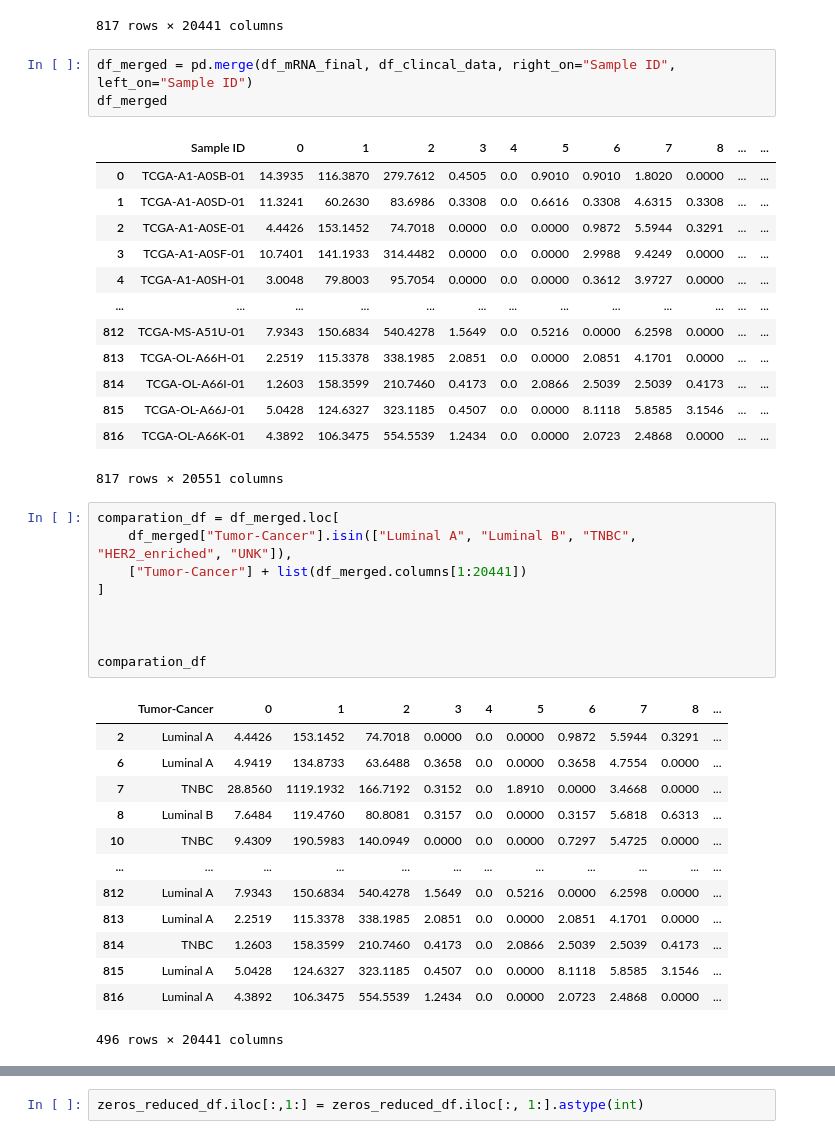
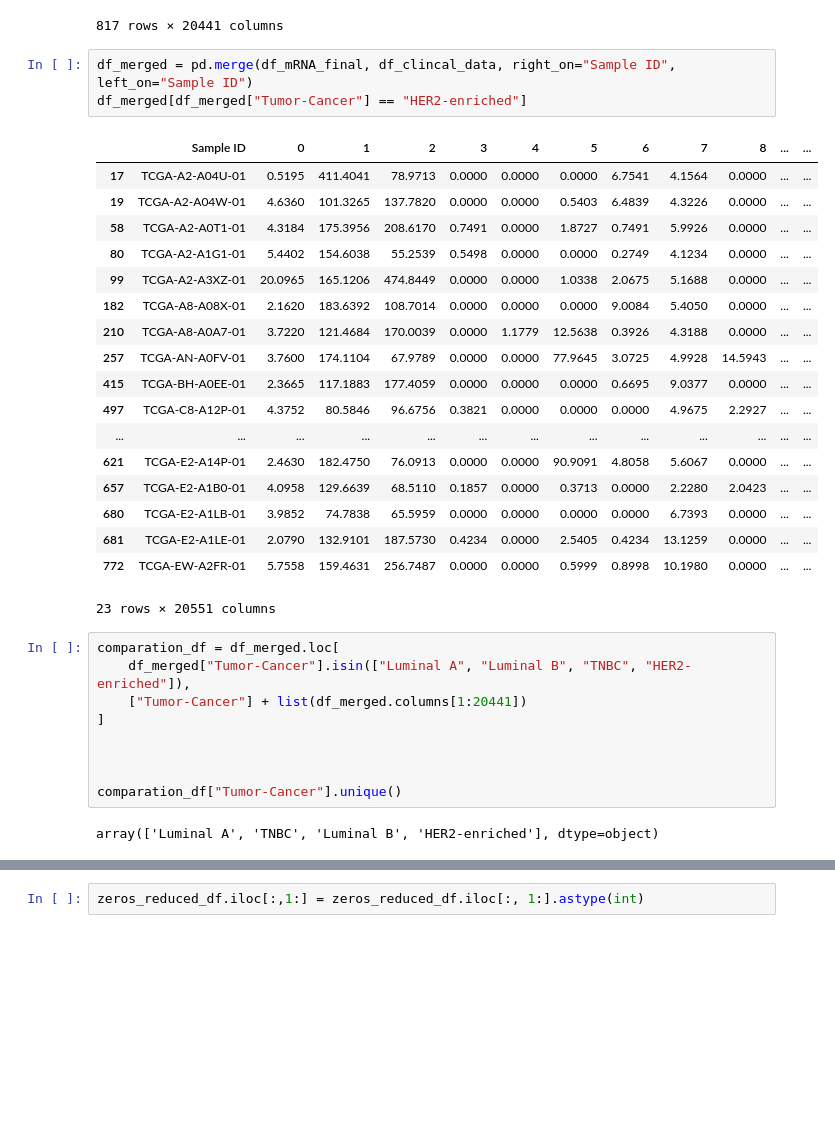
Before and after one commit to Fasmanuel2002/UPSA_Thesis_Research, a Jupyter notebook: research/notebooks/Clinical_data.ipynb, the cells around one changed output, grey strips where cells are left out. Saved outputs shown, nothing was run; the diff lists cells and outputs as text; blank space fills up the shorter version.

```diff
--- a/research/notebooks/Clinical_data.ipynb
+++ b/research/notebooks/Clinical_data.ipynb
@@ -193,44 +198,37 @@ df_mRNA_final
 817 rows × 20441 columns
 # %%
 df_merged = pd.merge(df_mRNA_final, df_clincal_data, right_on="Sample ID", left_on="Sample ID")
-df_merged
+df_merged[df_merged["Tumor-Cancer"] == "HER2-enriched"]
 # %% [output]
 |  | Sample ID | 0 | 1 | 2 | 3 | 4 | 5 | 6 | 7 | 8 | ... | ... |
-| 0 | TCGA-A1-A0SB-01 | 14.3935 | 116.3870 | 279.7612 | 0.4505 | 0.0 | 0.9010 | 0.9010 | 1.8020 | 0.0000 | ... | ... |
-| 1 | TCGA-A1-A0SD-01 | 11.3241 | 60.2630 | 83.6986 | 0.3308 | 0.0 | 0.6616 | 0.3308 | 4.6315 | 0.3308 | ... | ... |
-| 2 | TCGA-A1-A0SE-01 | 4.4426 | 153.1452 | 74.7018 | 0.0000 | 0.0 | 0.0000 | 0.9872 | 5.5944 | 0.3291 | ... | ... |
-| 3 | TCGA-A1-A0SF-01 | 10.7401 | 141.1933 | 314.4482 | 0.0000 | 0.0 | 0.0000 | 2.9988 | 9.4249 | 0.0000 | ... | ... |
-| 4 | TCGA-A1-A0SH-01 | 3.0048 | 79.8003 | 95.7054 | 0.0000 | 0.0 | 0.0000 | 0.3612 | 3.9727 | 0.0000 | ... | ... |
+| 17 | TCGA-A2-A04U-01 | 0.5195 | 411.4041 | 78.9713 | 0.0000 | 0.0000 | 0.0000 | 6.7541 | 4.1564 | 0.0000 | ... | ... |
+| 19 | TCGA-A2-A04W-01 | 4.6360 | 101.3265 | 137.7820 | 0.0000 | 0.0000 | 0.5403 | 6.4839 | 4.3226 | 0.0000 | ... | ... |
+| 58 | TCGA-A2-A0T1-01 | 4.3184 | 175.3956 | 208.6170 | 0.7491 | 0.0000 | 1.8727 | 0.7491 | 5.9926 | 0.0000 | ... | ... |
+| 80 | TCGA-A2-A1G1-01 | 5.4402 | 154.6038 | 55.2539 | 0.5498 | 0.0000 | 0.0000 | 0.2749 | 4.1234 | 0.0000 | ... | ... |
+| 99 | TCGA-A2-A3XZ-01 | 20.0965 | 165.1206 | 474.8449 | 0.0000 | 0.0000 | 1.0338 | 2.0675 | 5.1688 | 0.0000 | ... | ... |
+| 182 | TCGA-A8-A08X-01 | 2.1620 | 183.6392 | 108.7014 | 0.0000 | 0.0000 | 0.0000 | 9.0084 | 5.4050 | 0.0000 | ... | ... |
+| 210 | TCGA-A8-A0A7-01 | 3.7220 | 121.4684 | 170.0039 | 0.0000 | 1.1779 | 12.5638 | 0.3926 | 4.3188 | 0.0000 | ... | ... |
+| 257 | TCGA-AN-A0FV-01 | 3.7600 | 174.1104 | 67.9789 | 0.0000 | 0.0000 | 77.9645 | 3.0725 | 4.9928 | 14.5943 | ... | ... |
+| 415 | TCGA-BH-A0EE-01 | 2.3665 | 117.1883 | 177.4059 | 0.0000 | 0.0000 | 0.0000 | 0.6695 | 9.0377 | 0.0000 | ... | ... |
+| 497 | TCGA-C8-A12P-01 | 4.3752 | 80.5846 | 96.6756 | 0.3821 | 0.0000 | 0.0000 | 0.0000 | 4.9675 | 2.2927 | ... | ... |
 | ... | ... | ... | ... | ... | ... | ... | ... | ... | ... | ... | ... | ... |
-| 812 | TCGA-MS-A51U-01 | 7.9343 | 150.6834 | 540.4278 | 1.5649 | 0.0 | 0.5216 | 0.0000 | 6.2598 | 0.0000 | ... | ... |
-| 813 | TCGA-OL-A66H-01 | 2.2519 | 115.3378 | 338.1985 | 2.0851 | 0.0 | 0.0000 | 2.0851 | 4.1701 | 0.0000 | ... | ... |
-| 814 | TCGA-OL-A66I-01 | 1.2603 | 158.3599 | 210.7460 | 0.4173 | 0.0 | 2.0866 | 2.5039 | 2.5039 | 0.4173 | ... | ... |
-| 815 | TCGA-OL-A66J-01 | 5.0428 | 124.6327 | 323.1185 | 0.4507 | 0.0 | 0.0000 | 8.1118 | 5.8585 | 3.1546 | ... | ... |
-| 816 | TCGA-OL-A66K-01 | 4.3892 | 106.3475 | 554.5539 | 1.2434 | 0.0 | 0.0000 | 2.0723 | 2.4868 | 0.0000 | ... | ... |
+| 621 | TCGA-E2-A14P-01 | 2.4630 | 182.4750 | 76.0913 | 0.0000 | 0.0000 | 90.9091 | 4.8058 | 5.6067 | 0.0000 | ... | ... |
+| 657 | TCGA-E2-A1B0-01 | 4.0958 | 129.6639 | 68.5110 | 0.1857 | 0.0000 | 0.3713 | 0.0000 | 2.2280 | 2.0423 | ... | ... |
+| 680 | TCGA-E2-A1LB-01 | 3.9852 | 74.7838 | 65.5959 | 0.0000 | 0.0000 | 0.0000 | 0.0000 | 6.7393 | 0.0000 | ... | ... |
+| 681 | TCGA-E2-A1LE-01 | 2.0790 | 132.9101 | 187.5730 | 0.4234 | 0.0000 | 2.5405 | 0.4234 | 13.1259 | 0.0000 | ... | ... |
+| 772 | TCGA-EW-A2FR-01 | 5.7558 | 159.4631 | 256.7487 | 0.0000 | 0.0000 | 0.5999 | 0.8998 | 10.1980 | 0.0000 | ... | ... |
-817 rows × 20551 columns
+23 rows × 20551 columns
 # %%
 comparation_df = df_merged.loc[
-    df_merged["Tumor-Cancer"].isin(["Luminal A", "Luminal B", "TNBC", "HER2_enriched", "UNK"]),
+    df_merged["Tumor-Cancer"].isin(["Luminal A", "Luminal B", "TNBC", "HER2-enriched"]),
     ["Tumor-Cancer"] + list(df_merged.columns[1:20441])
 ]
 
 
 
-comparation_df
+comparation_df["Tumor-Cancer"].unique()
 # %% [output]
-|  | Tumor-Cancer | 0 | 1 | 2 | 3 | 4 | 5 | 6 | 7 | 8 | ... |
-| 2 | Luminal A | 4.4426 | 153.1452 | 74.7018 | 0.0000 | 0.0 | 0.0000 | 0.9872 | 5.5944 | 0.3291 | ... |
-| 6 | Luminal A | 4.9419 | 134.8733 | 63.6488 | 0.3658 | 0.0 | 0.0000 | 0.3658 | 4.7554 | 0.0000 | ... |
-| 7 | TNBC | 28.8560 | 1119.1932 | 166.7192 | 0.3152 | 0.0 | 1.8910 | 0.0000 | 3.4668 | 0.0000 | ... |
-| 8 | Luminal B | 7.6484 | 119.4760 | 80.8081 | 0.3157 | 0.0 | 0.0000 | 0.3157 | 5.6818 | 0.6313 | ... |
-| 10 | TNBC | 9.4309 | 190.5983 | 140.0949 | 0.0000 | 0.0 | 0.0000 | 0.7297 | 5.4725 | 0.0000 | ... |
-| ... | ... | ... | ... | ... | ... | ... | ... | ... | ... | ... | ... |
-| 812 | Luminal A | 7.9343 | 150.6834 | 540.4278 | 1.5649 | 0.0 | 0.5216 | 0.0000 | 6.2598 | 0.0000 | ... |
-| 813 | Luminal A | 2.2519 | 115.3378 | 338.1985 | 2.0851 | 0.0 | 0.0000 | 2.0851 | 4.1701 | 0.0000 | ... |
-| 814 | TNBC | 1.2603 | 158.3599 | 210.7460 | 0.4173 | 0.0 | 2.0866 | 2.5039 | 2.5039 | 0.4173 | ... |
-| 815 | Luminal A | 5.0428 | 124.6327 | 323.1185 | 0.4507 | 0.0 | 0.0000 | 8.1118 | 5.8585 | 3.1546 | ... |
-| 816 | Luminal A | 4.3892 | 106.3475 | 554.5539 | 1.2434 | 0.0 | 0.0000 | 2.0723 | 2.4868 | 0.0000 | ... |
-496 rows × 20441 columns
+array(['Luminal A', 'TNBC', 'Luminal B', 'HER2-enriched'], dtype=object)
 # %%
 print(comparation_df.shape[0])
 print(comparation_df.shape[1])
```
Also changed, not shown: parts of 24 cells of this notebook.
